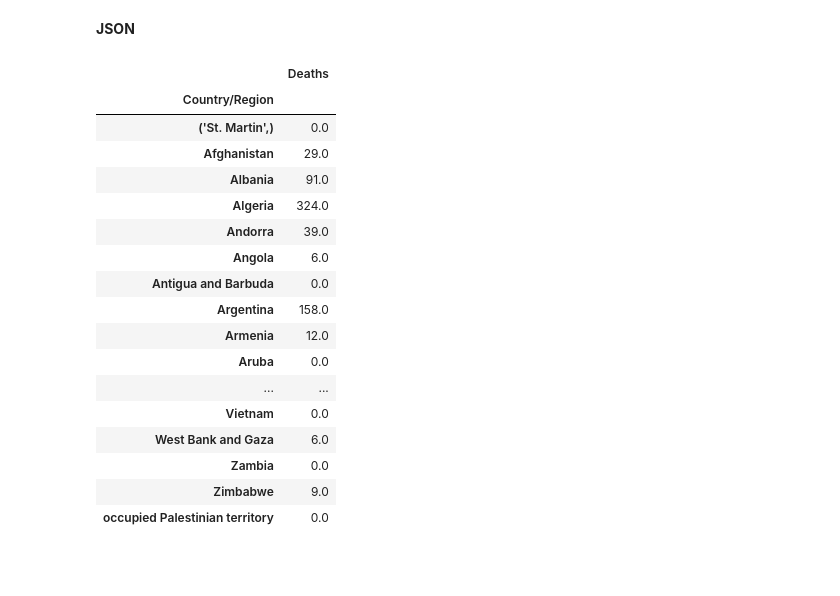
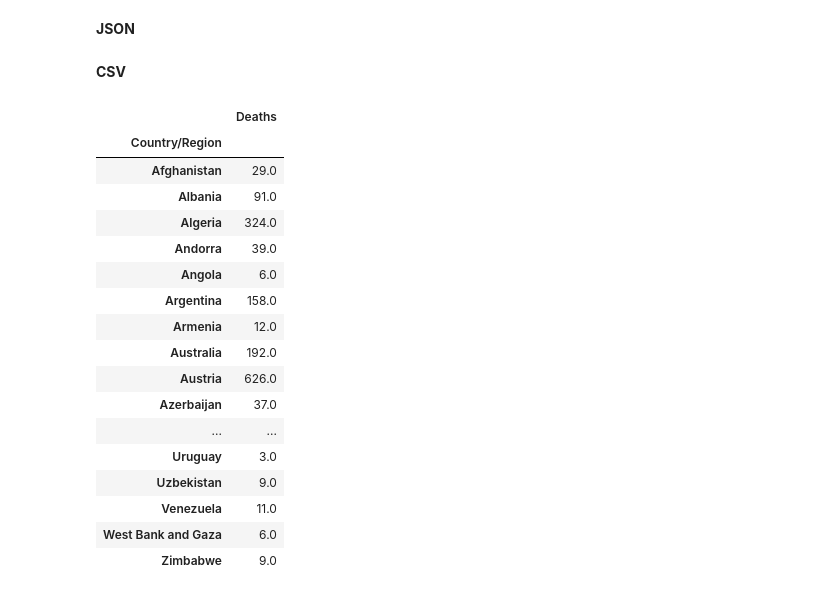
Before and after one commit to pluggarose/BigData, a Jupyter notebook: Lab1/Вариант 1/Lab1.ipynb, the cells around one changed output. Saved outputs shown, nothing was run; the diff lists cells and outputs as text; code cells hidden in the pictures; blank space fills up the shorter version.

```diff
--- a/Lab1/Вариант 1/Lab1.ipynb
+++ b/Lab1/Вариант 1/Lab1.ipynb
@@ -38,30 +38,33 @@ fig = go.Figure()
 fig.add_trace(go.Scatter(x=x,y=y_1, name='Мужское население'))
 fig.add_trace(go.Scatter(x=x,y=y_2, name='Женское население'))
 fig.show()
+# %% [markdown]
+**CSV**
 # %%
 data_csv = pd.read_csv('covid_19_data.csv')
 data_csv['ObservationDate'] = pd.to_datetime(data_csv['ObservationDate'])
 filtered_data = data_csv[data_csv['ObservationDate'].dt.month == 3]
 total_deaths = filtered_data.groupby('Country/Region').agg({'Deaths': 'sum'})
 total_deaths.sort_values(by='Deaths',ascending=False)
 pd.set_option('display.max_rows', None)
+total_deaths = total_deaths[total_deaths['Deaths'] != 0]
 total_deaths
 # %% [output]
 |  | Deaths |
 | Country/Region |  |
-| ('St. Martin',) | 0.0 |
 | Afghanistan | 29.0 |
 | Albania | 91.0 |
 | Algeria | 324.0 |
 | Andorra | 39.0 |
 | Angola | 6.0 |
-| Antigua and Barbuda | 0.0 |
 | Argentina | 158.0 |
 | Armenia | 12.0 |
-| Aruba | 0.0 |
+| Australia | 192.0 |
+| Austria | 626.0 |
+| Azerbaijan | 37.0 |
 | ... | ... |
-| Vietnam | 0.0 |
+| Uruguay | 3.0 |
+| Uzbekistan | 9.0 |
+| Venezuela | 11.0 |
 | West Bank and Gaza | 6.0 |
-| Zambia | 0.0 |
 | Zimbabwe | 9.0 |
-| occupied Palestinian territory | 0.0 |
```
